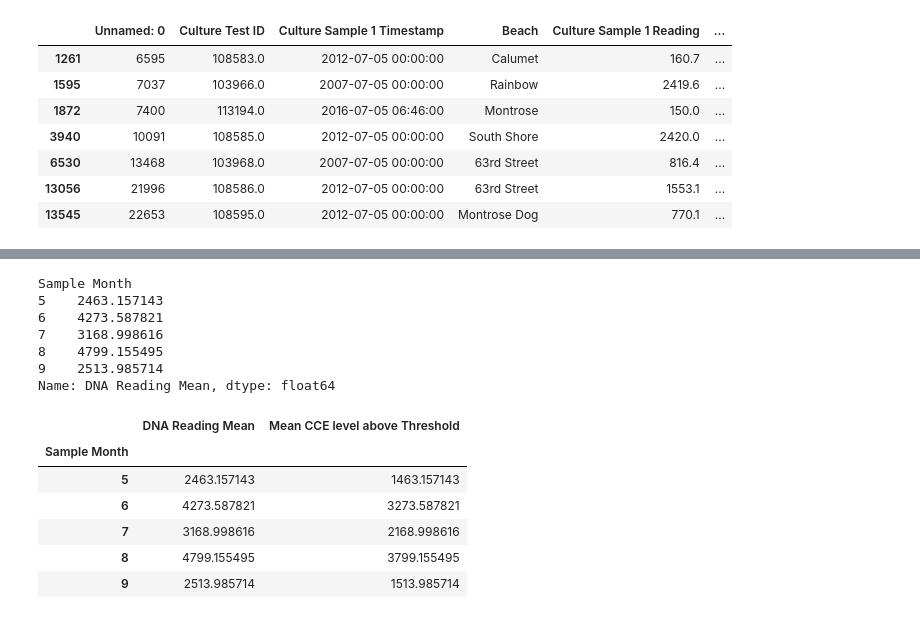
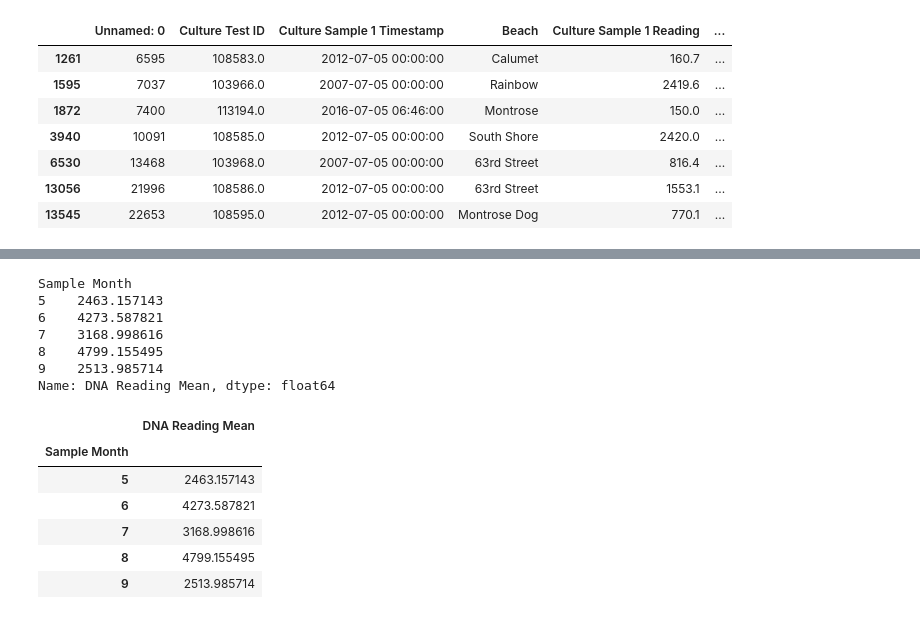
Before and after one commit to ander1908/Bootcamp_Project1, a Jupyter notebook: MostClosures_Stephen.ipynb, the cells around one changed output, grey strips where cells are left out. Drawn from its saved outputs; the diff is of its cells as text; code cells hidden in the pictures.

```diff
--- a/MostClosures_Stephen.ipynb
+++ b/MostClosures_Stephen.ipynb
@@ -286,24 +327,21 @@ plt.show()
 # %%
 #Additional Stats - Find Average Level above threshold
-cl_dna_mean=closure_dna_df.groupby("Sample Month")["DNA Reading Mean"]
+cl_dna_mean=closure_dna_df.groupby("Sample Month")["DNA Reading Mean"].mean()
 print(cl_dna_mean)
 cl_dna_mean_df=pd.DataFrame(cl_dna_mean)
 cl_dna_mean_df
-
-cl_dna_mean_df["Mean CCE level above Threshold"] = cl_dna_mean_df["DNA Reading Mean"]-dna_thresh
-cl_dna_mean_df
 # %% [output]
 Sample Month
 5    2463.157143
 6    4273.587821
 7    3168.998616
 8    4799.155495
 9    2513.985714
 Name: DNA Reading Mean, dtype: float64
-|  | DNA Reading Mean | Mean CCE level above Threshold |
-| Sample Month |  |  |
-| 5 | 2463.157143 | 1463.157143 |
-| 6 | 4273.587821 | 3273.587821 |
-| 7 | 3168.998616 | 2168.998616 |
-| 8 | 4799.155495 | 3799.155495 |
-| 9 | 2513.985714 | 1513.985714 |
+|  | DNA Reading Mean |
+| Sample Month |  |
+| 5 | 2463.157143 |
+| 6 | 4273.587821 |
+| 7 | 3168.998616 |
+| 8 | 4799.155495 |
+| 9 | 2513.985714 |
```
Also changed, not shown: parts of 10 cells of this notebook, 5 other files.
